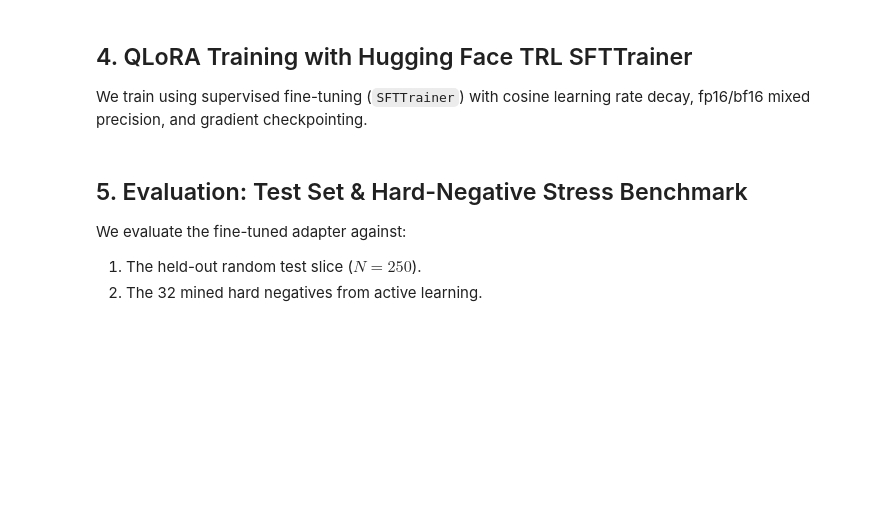
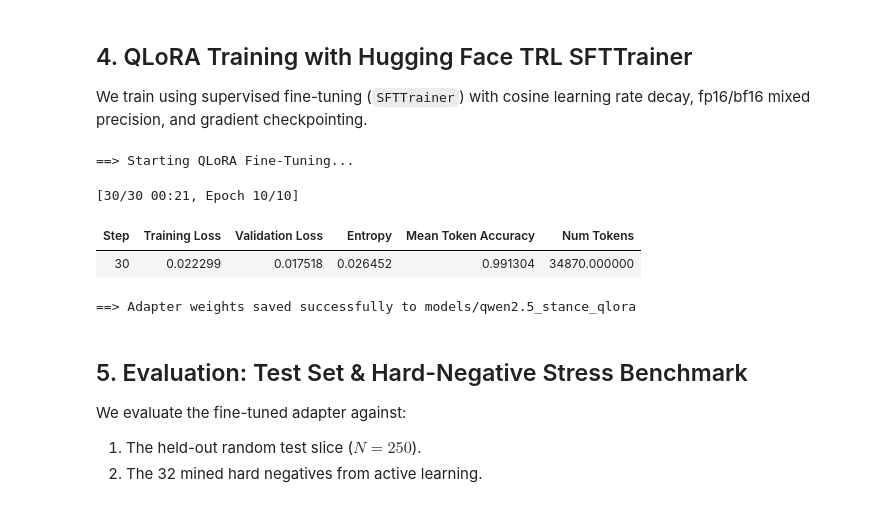
Before and after one commit to dustinober1/Arg_Me, a Jupyter notebook: notebooks/12_qlora_qwen_stance_tuning.ipynb, the cells around one changed output. Cells and saved outputs as stored; diff of their text form; code cells hidden in the pictures; blank space fills up the shorter version.

```diff
--- a/notebooks/12_qlora_qwen_stance_tuning.ipynb
+++ b/notebooks/12_qlora_qwen_stance_tuning.ipynb
@@ -150,50 +233,62 @@ print(train_dataset[0]["text"][:350], "...")
 ## 4. QLoRA Training with Hugging Face TRL SFTTrainer
 We train using supervised fine-tuning (`SFTTrainer`) with cosine learning rate decay, fp16/bf16 mixed precision, and gradient checkpointing.
 # %%
+import os
+import torch
 from transformers import TrainingArguments
-from trl import SFTTrainer
+from trl import SFTTrainer, SFTConfig
 
 OUTPUT_DIR = "models/qwen2.5_stance_qlora"
 os.makedirs(OUTPUT_DIR, exist_ok=True)
 
-training_args = TrainingArguments(
+# Configure modern SFTConfig from TRL (which inherits from TrainingArguments)
+sft_config = SFTConfig(
     output_dir=OUTPUT_DIR,
-    num_train_epochs=2,
+    num_train_epochs=10,
     per_device_train_batch_size=4,
     gradient_accumulation_steps=4,
     learning_rate=2e-4,
     lr_scheduler_type="cosine",
-    warmup_ratio=0.05,
     logging_steps=10,
     eval_strategy="steps",
     eval_steps=50,
     save_strategy="steps",
     save_steps=100,
     save_total_limit=2,
     fp16=not torch.cuda.is_bf16_supported() if torch.cuda.is_available() else False,
     bf16=torch.cuda.is_bf16_supported() if torch.cuda.is_available() else False,
     optim="paged_adamw_8bit" if torch.cuda.is_available() else "adamw_torch",
     report_to="none",
     gradient_checkpointing=True,
+    dataset_text_field="text",
+    max_length=512,
 )
+
+# Safely inject warmup_ratio post-initialization
+setattr(sft_config, "warmup_ratio", 0.05)
 
 trainer = SFTTrainer(
     model=model,
     train_dataset=train_dataset,
     eval_dataset=eval_dataset,
-    dataset_text_field="text",
-    max_seq_length=512,
-    tokenizer=tokenizer,
-    args=training_args,
+    processing_class=tokenizer,
+    args=sft_config,
 )
 
 print("==> Starting QLoRA Fine-Tuning...")
 trainer.train()
 
 # Save final tuned adapter
 model.save_pretrained(OUTPUT_DIR)
-tokenizer.save_pretrained(OUTPUT_DIR)
+text_tokenizer_dir = OUTPUT_DIR
+tokenizer.save_pretrained(text_tokenizer_dir)
 print(f"==> Adapter weights saved successfully to {OUTPUT_DIR}")
+# %% [output]
+==> Starting QLoRA Fine-Tuning...
+[30/30 00:21, Epoch 10/10]
+| Step | Training Loss | Validation Loss | Entropy | Mean Token Accuracy | Num Tokens |
+| 30 | 0.022299 | 0.017518 | 0.026452 | 0.991304 | 34870.000000 |
+==> Adapter weights saved successfully to models/qwen2.5_stance_qlora
 # %% [markdown]
 ## 5. Evaluation: Test Set & Hard-Negative Stress Benchmark
 We evaluate the fine-tuned adapter against:
```
Also changed, not shown: parts of 6 cells of this notebook.
